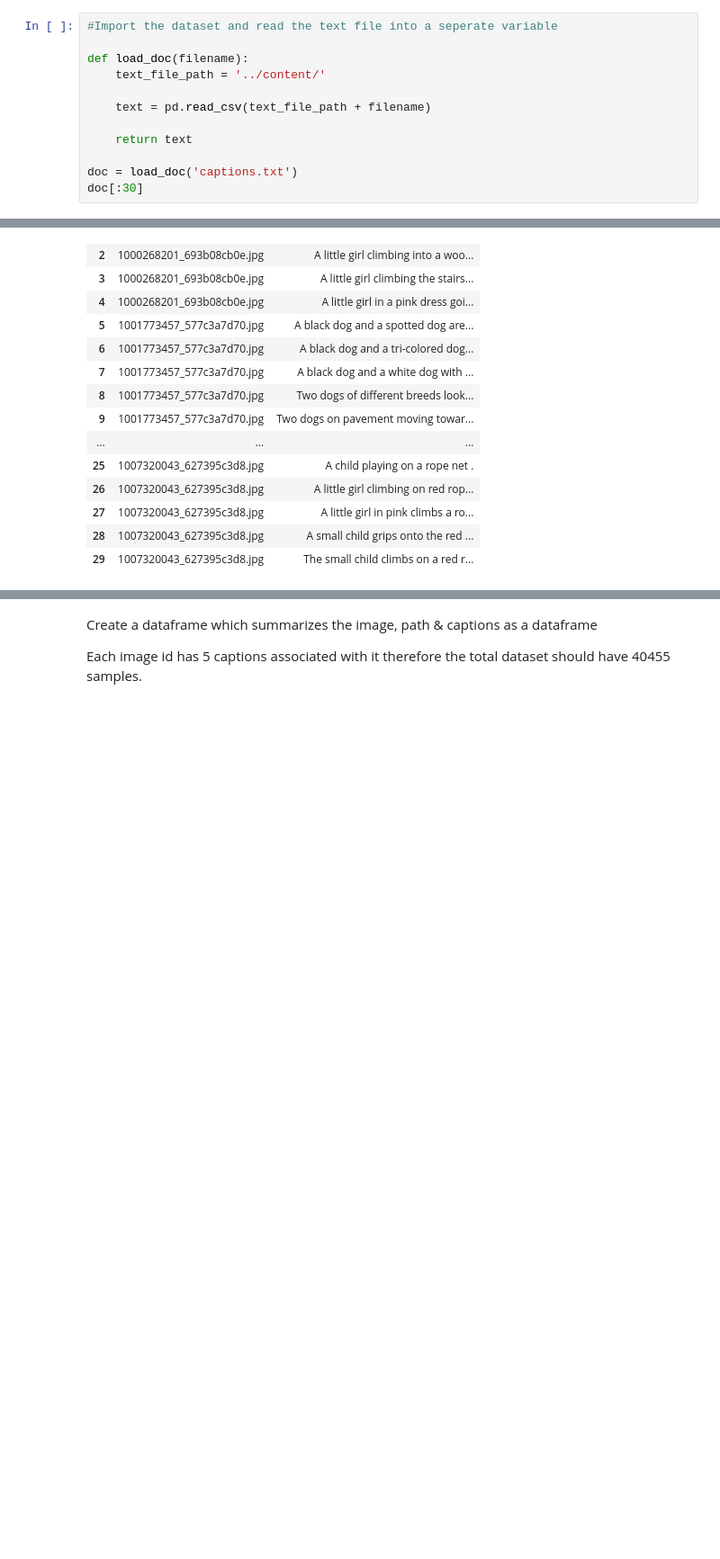
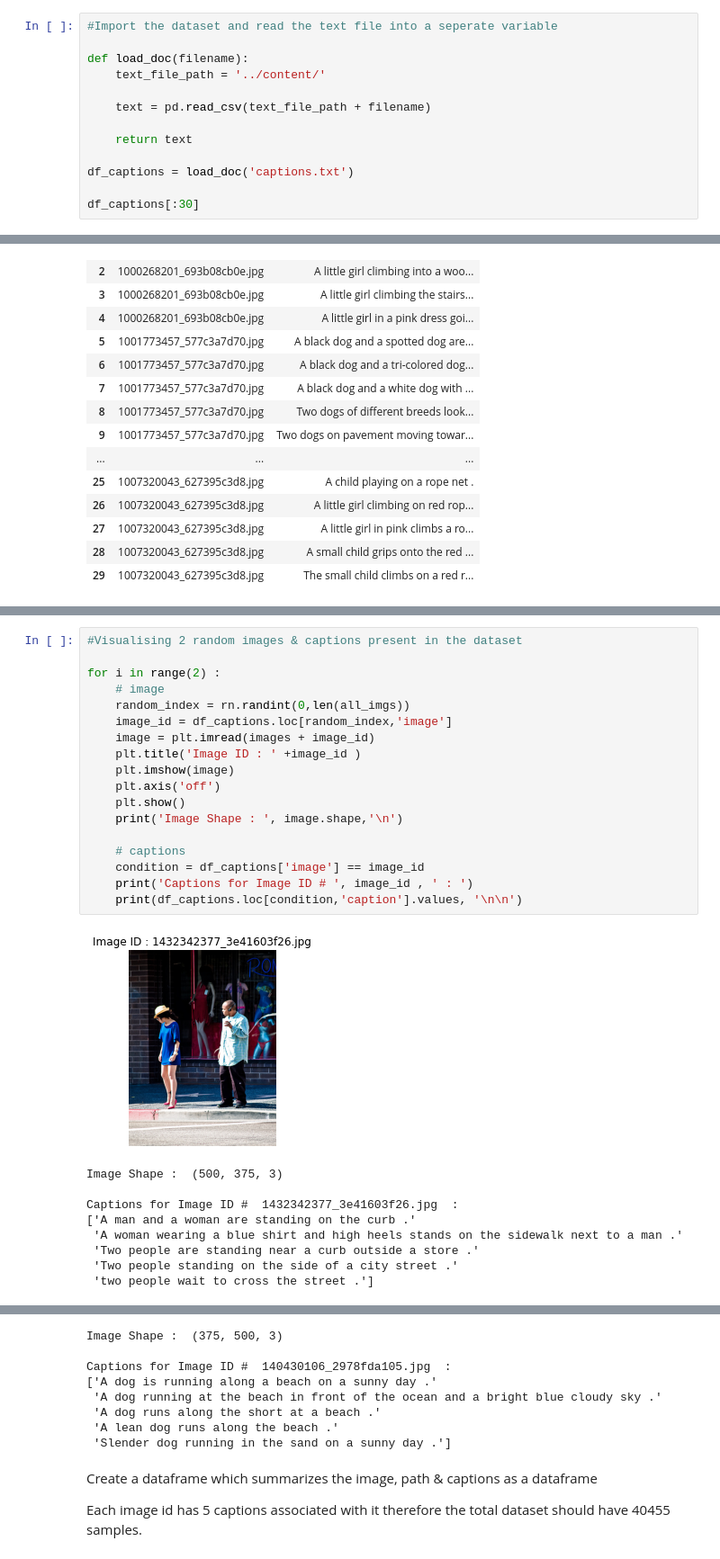
Before and after one commit to sanjay-k-biswas/eye-for-blind, a Jupyter notebook: Eye_for_blind_workbook.ipynb, the cells around one changed output, grey strips where cells are left out. Shown at 90% size. Saved outputs shown, nothing was run; the diff lists cells and outputs as text; blank space fills up the shorter version.

```diff
--- a/Eye_for_blind_workbook.ipynb
+++ b/Eye_for_blind_workbook.ipynb
@@ -127,8 +126,9 @@ def load_doc(filename):
 
     return text
 
-doc = load_doc('captions.txt')
-doc[:30]
+df_captions = load_doc('captions.txt')
+
+df_captions[:30]
 # %% [output]
 |  | image | caption |
 | 0 | 1000268201_693b08cb0e.jpg | A child in a pink dress is climbi... |
@@ -149,0 +175,28 @@ doc[:30]
+# %%
+#Visualising 2 random images & captions present in the dataset
+
+for i in range(2) :
+    # image
+    random_index = rn.randint(0,len(all_imgs))
+    image_id = df_captions.loc[random_index,'image']
+    image = plt.imread(images + image_id)
+    plt.title('Image ID : ' +image_id )
+    plt.imshow(image)
+    plt.axis('off')
+    plt.show()
+    print('Image Shape : ', image.shape,'\n')
+
+    # captions
+    condition = df_captions['image'] == image_id
+    print('Captions for Image ID # ', image_id , ' : ')
+    print(df_captions.loc[condition,'caption'].values, '\n\n')
+# %% [output]
+[figure, added]
+Image Shape :  (500, 375, 3)
+
+Captions for Image ID #  1432342377_3e41603f26.jpg  :
+['A man and a woman are standing on the curb .'
+ 'A woman wearing a blue shirt and high heels stands on the sidewalk next to a man .'
+ 'Two people are standing near a curb outside a store .'
+ 'Two people standing on the side of a city street .'
+ 'two people wait to cross the street .']
@@ -150,3 +204,11 @@ doc[:30]
+Image Shape :  (375, 500, 3)
+
+Captions for Image ID #  140430106_2978fda105.jpg  :
+['A dog is running along a beach on a sunny day .'
+ 'A dog running at the beach in front of the ocean and a bright blue cloudy sky .'
+ 'A dog runs along the short at a beach .'
+ 'A lean dog runs along the beach .'
+ 'Slender dog running in the sand on a sunny day .']
 # %% [markdown]
 Create a dataframe which summarizes the image, path & captions as a dataframe
 
```
Also changed, not shown: parts of 5 cells of this notebook.
